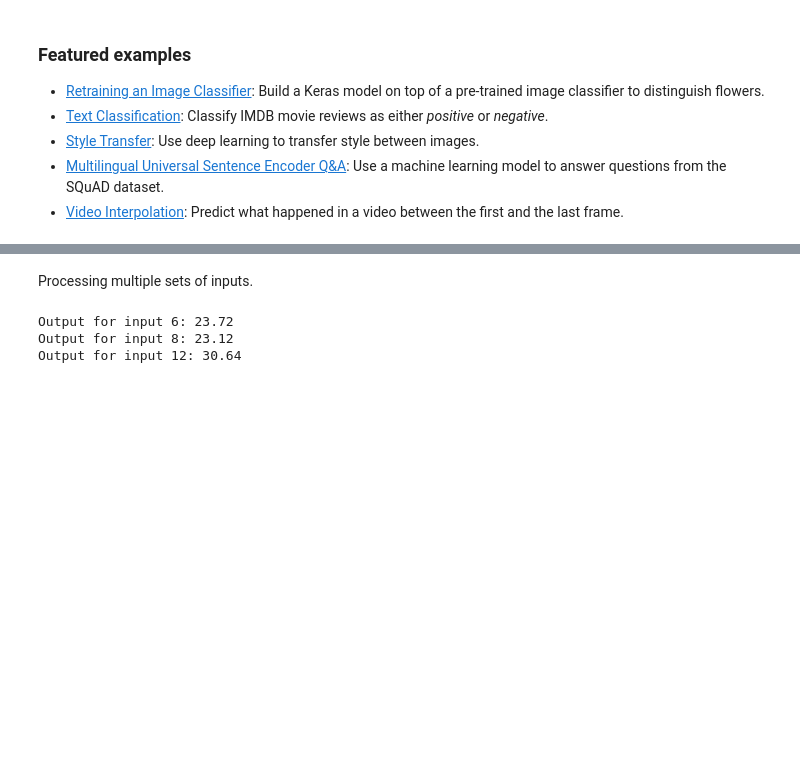
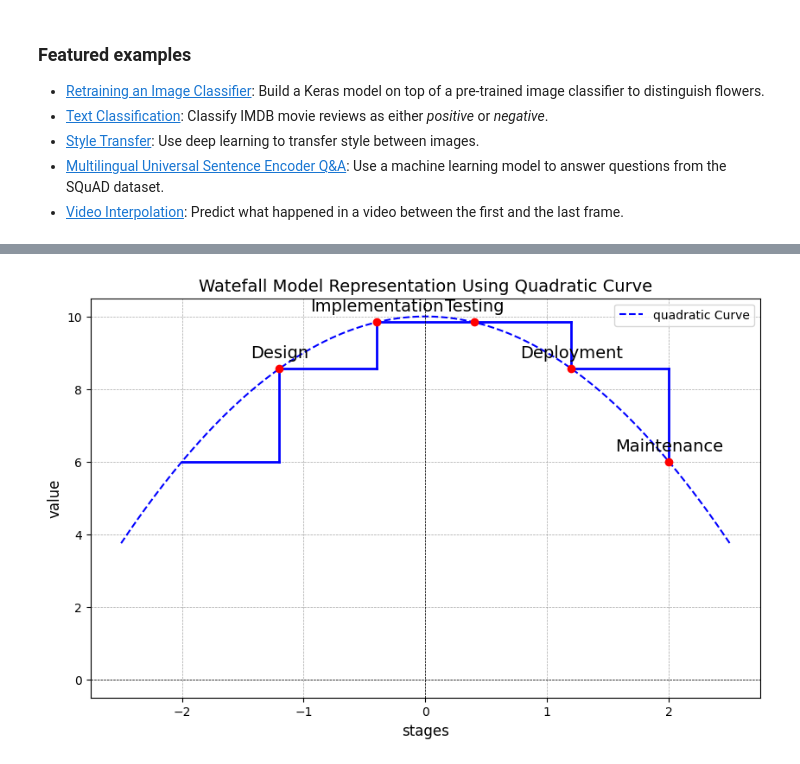
Before and after one commit to agstya33/hardik33, a Jupyter notebook: Welcome_To_Colab.ipynb, the cells around one changed output, grey strips where cells are left out. Saved outputs shown, nothing was run; the diff lists cells and outputs as text; code cells hidden in the pictures; blank space fills up the shorter version.

```diff
--- a/Welcome_To_Colab.ipynb
+++ b/Welcome_To_Colab.ipynb
@@ -257,18 +187,50 @@ Output for input 9.0: 965.0
-# %% [markdown]
-Processing multiple sets of inputs.
-# %%
-# Multiple sets of input values (either predefined or read from a file)
-inputs = [
-    (0.02, 0.5, 20, 6),
-    (0.03, 0.4, 18, 8),
-    (0.01, 0.6, 22, 12)
-]
-
-# Process each set
-for a, b, c, x in inputs:
-    y = a * x**2 + b * x + c
-    print(f"Output for input {x}: {y}")
-# %% [output]
-Output for input 6: 23.72
-Output for input 8: 23.12
-Output for input 12: 30.64
+# %%
+import numpy as np
+import matplotlib.pyplot as plt
+
+# Define the quadratic function
+def quadratic (x, a=-1, b=0, c=10):
+    return a * x**2 + b * x + c
+
+# Define the stages of the Waterfall Model
+stages = ["Requirements", "Design", "Implementation", "Testing", "Deployment", "Maintenance"]
+x_positions = np.linspace(-2, 2, len(stages))  # Equally spaced x positions
+y_positions = quadratic(x_positions)  # Compute y positions using the quadratic function
+
+# Plot the quadratic curve
+x_curve = np.linspace(-2.5, 2.5, 500)
+y_curve = quadratic(x_curve)
+plt.figure(figsize=(10, 6))
+plt.plot(x_curve, y_curve, color="blue", linestyle="--", label="quadratic Curve")
+# Add markers and connect them with vertical lines to create the waterfall effect
+for i, stage in enumerate(stages):
+    if i > 0:
+       # Draw a vertical drop to simulate a waterfall
+       plt.plot(
+           [x_positions[i-1], x_positions[i]],  #Horizontal segment
+           [y_positions[i-1], y_positions[i-1]],
+           color="blue",
+           linewidth=2
+       )
+       plt.plot(
+           [x_positions[i], x_positions[i]],
+           [y_positions[i-1], y_positions[i]],
+           color="blue",
+           linewidth=2
+       )
+
+       # Place markers and labels
+       plt.scatter(x_positions[i], y_positions[i], color="red", zorder=5)
+       plt.text(x_positions[i], y_positions[i] + 0.3, stages[i], ha="center", fontsize=14)
+
+# Style the plot
+plt.title("Watefall Model Representation Using Quadratic Curve", fontsize=14)
+plt.xlabel("stages", fontsize=12)
+plt.ylabel("value", fontsize=12)
+plt.axhline(0, color="black", linewidth=0.5, linestyle="--")
+plt.axvline(0, color="black", linewidth=0.5, linestyle="--")
+plt.grid(color="gray", linestyle="--", linewidth=0.5, alpha=0.7)
+plt.legend()
+plt.show()
+# %% [output]
+[figure, added]
```
Also changed, not shown: parts of 8 cells of this notebook.
